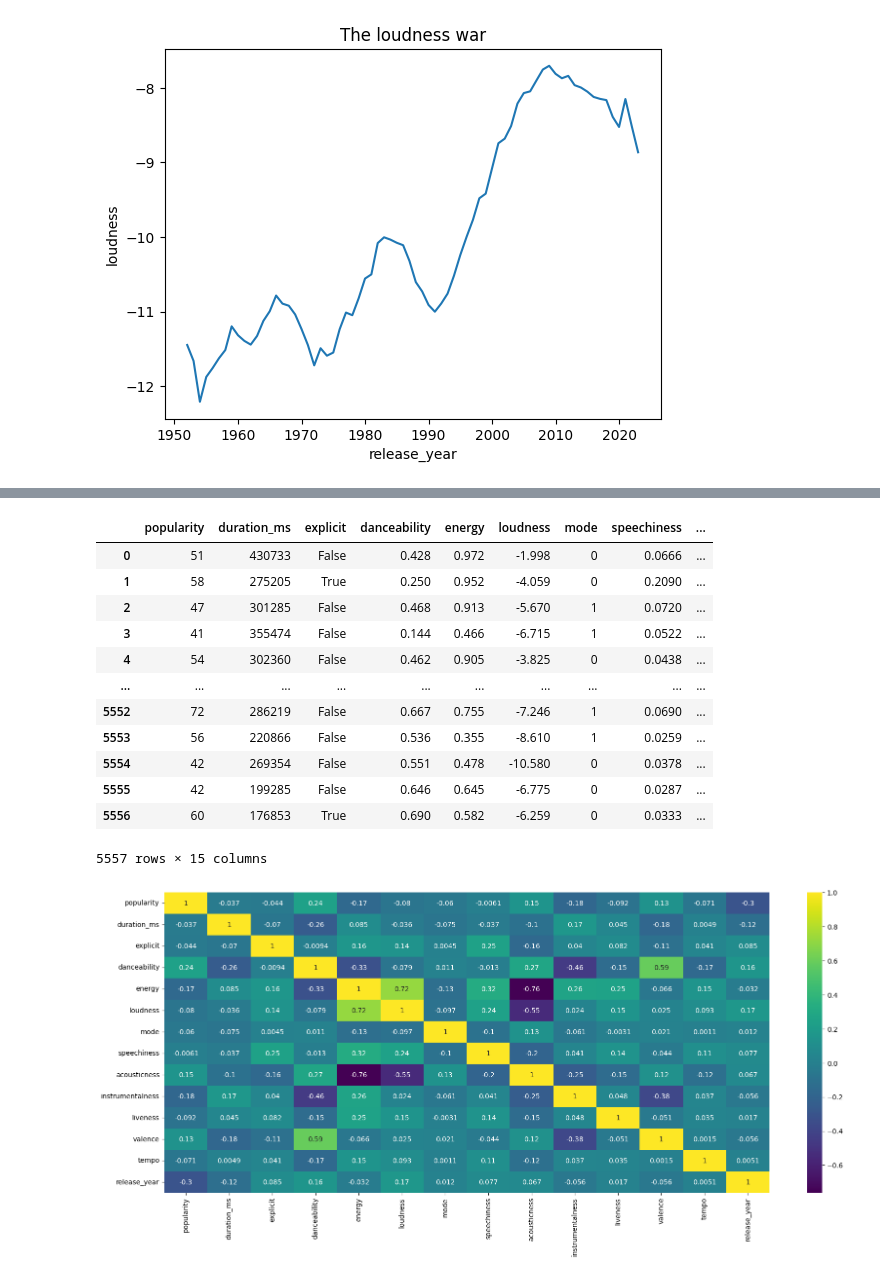
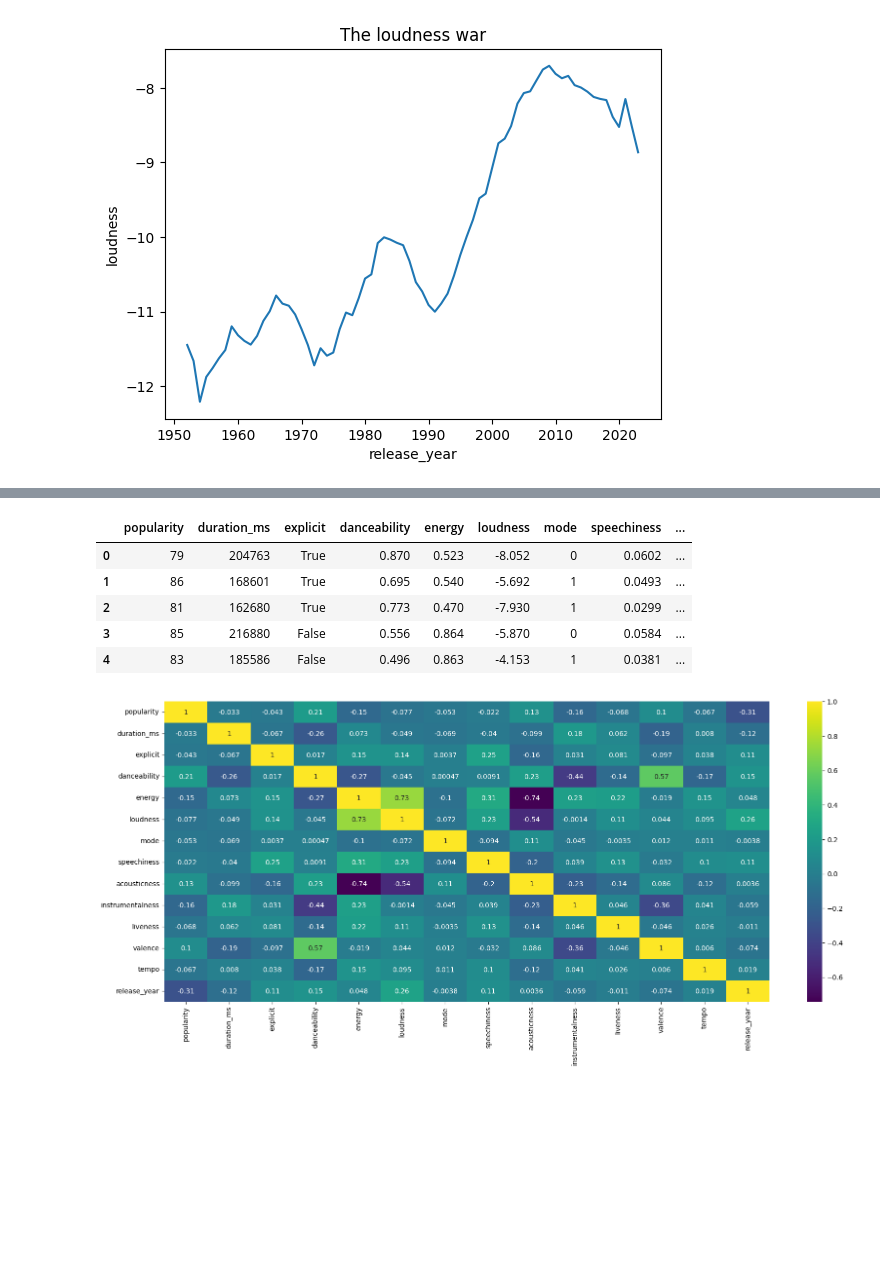
Before and after one commit to jedrek656/Spotify-genre-prediction, a Jupyter notebook: project.ipynb, the cells around one changed output, grey strips where cells are left out. Cells and saved outputs as stored; diff of their text form; code cells hidden in the pictures; blank space fills up the shorter version.

```diff
--- a/project.ipynb
+++ b/project.ipynb
@@ -136,5 +163,7 @@ sns.lineplot(df_full.loc[df_full['release_year'] >= 1950].groupby('release_year'
 # %%
-genres_subset = ['singer-songwriter', 'death-metal', 'hard-rock', 'blues', 'hip-hop', 'country', 'folk', 'black-metal']
+#Let's take only some of subgenres for EDA. It would be hard to make graph for 130 genres
+
+genres_subset = ['singer-songwriter', 'death-metal', 'hard-rock', 'blues', 'hip-hop', 'country', 'folk', 'black-metal', 'rock', 'alternative', 'pop', 'psych-rock']
 df_full = df_full.loc[lambda df: df['track_genre'].isin(genres_subset)].reset_index(drop=True)
 NUM_OF_CLASSES = len(genres_subset)
 # %%
@@ -180,21 +207,14 @@ label_encoder=LabelEncoder()
 # %%
 df['track_genre']=label_encoder.fit_transform(df['track_genre'])
 
-df
+df.head()
 # %% [output]
 |  | popularity | duration_ms | explicit | danceability | energy | loudness | mode | speechiness | ... |
-| 0 | 51 | 430733 | False | 0.428 | 0.972 | -1.998 | 0 | 0.0666 | ... |
-| 1 | 58 | 275205 | True | 0.250 | 0.952 | -4.059 | 0 | 0.2090 | ... |
-| 2 | 47 | 301285 | False | 0.468 | 0.913 | -5.670 | 1 | 0.0720 | ... |
-| 3 | 41 | 355474 | False | 0.144 | 0.466 | -6.715 | 1 | 0.0522 | ... |
-| 4 | 54 | 302360 | False | 0.462 | 0.905 | -3.825 | 0 | 0.0438 | ... |
-| ... | ... | ... | ... | ... | ... | ... | ... | ... | ... |
-| 5552 | 72 | 286219 | False | 0.667 | 0.755 | -7.246 | 1 | 0.0690 | ... |
-| 5553 | 56 | 220866 | False | 0.536 | 0.355 | -8.610 | 1 | 0.0259 | ... |
-| 5554 | 42 | 269354 | False | 0.551 | 0.478 | -10.580 | 0 | 0.0378 | ... |
-| 5555 | 42 | 199285 | False | 0.646 | 0.645 | -6.775 | 0 | 0.0287 | ... |
-| 5556 | 60 | 176853 | True | 0.690 | 0.582 | -6.259 | 0 | 0.0333 | ... |
+| 0 | 79 | 204763 | True | 0.870 | 0.523 | -8.052 | 0 | 0.0602 | ... |
+| 1 | 86 | 168601 | True | 0.695 | 0.540 | -5.692 | 1 | 0.0493 | ... |
+| 2 | 81 | 162680 | True | 0.773 | 0.470 | -7.930 | 1 | 0.0299 | ... |
+| 3 | 85 | 216880 | False | 0.556 | 0.864 | -5.870 | 0 | 0.0584 | ... |
+| 4 | 83 | 185586 | False | 0.496 | 0.863 | -4.153 | 1 | 0.0381 | ... |
-5557 rows × 15 columns
 # %%
 df_num = df.drop(columns=['track_genre'])
 # %%
```
Also changed, not shown: parts of 19 cells of this notebook.
